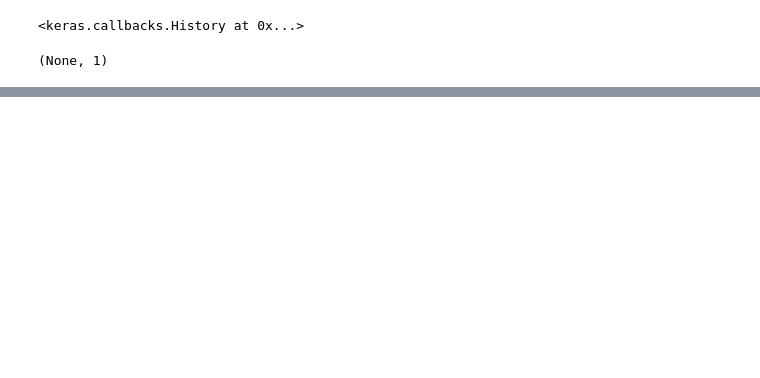
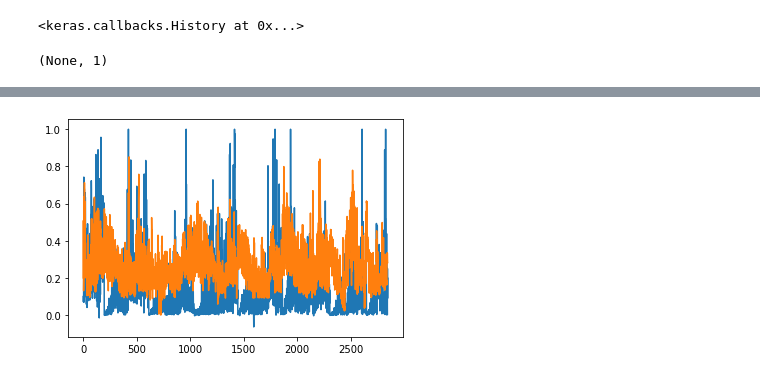
Before and after one commit to miguelguida/mc886-final-project, a Jupyter notebook: estudo_de_relacoes-greral-tentativa.ipynb, the cells around one changed output, grey strips where cells are left out. Cells and saved outputs as stored; diff of their text form; code cells hidden in the pictures; blank space fills up the shorter version.

```diff
--- a/estudo_de_relacoes-greral-tentativa.ipynb
+++ b/estudo_de_relacoes-greral-tentativa.ipynb
@@ -457,0 +471,21 @@ Teste  State of Tocantins
+# %%
+Xc_filter, Yc_filter = getCorrespondentData(Xc_data,Yc_data, mobility_ct_dates,cases_ct_dates)
+print(Xc_filter.shape)
+print(Yc_filter.shape)
+
+Xc_train = Xc_filter[:5900]
+Yc_train = Yc_filter[:5900]
+Xc_test = Xc_filter[5900:]
+Yc_test = Yc_filter[5900:]
+# X = mobility_norm[-460:,:]
+# Y = newCases_norm[-470:-10]
+# Y = Y.reshape((len(Y),1))
+
+print("Mobility Features")
+print(Xc_train[:5])
+print("X shape: ",Xc_train.shape)
+
+
+print("Covid Cases")
+print(Yc_train[:5])
+print("Y shape: ",Yc_train.shape)
@@ -457,0 +509,11 @@ Teste  State of Tocantins
+# %%
+
+city_model = Sequential()
+city_model.add(Dense(6, input_dim=6, activation='relu'))
+city_model.add(Dense(12, activation='relu'))
+# city_model.add(Dense(12, activation='relu'))
+city_model.add(Dense(6, activation='relu'))
+city_model.add(Dense(1, activation='relu'))
+city_model.compile(loss='binary_crossentropy', optimizer='adam', metrics=['accuracy'])
+
+city_model.fit(X_train, Y_train, epochs=700, batch_size=180)
@@ -457,0 +552,7 @@ Teste  State of Tocantins
+# %%
+predict = city_model.predict(Xc_test)
+plt.plot(Yc_test)
+plt.plot(predict)
+plt.show()
+# %% [output]
+[figure, added]
```
Also changed, not shown: parts of 31 cells of this notebook.
